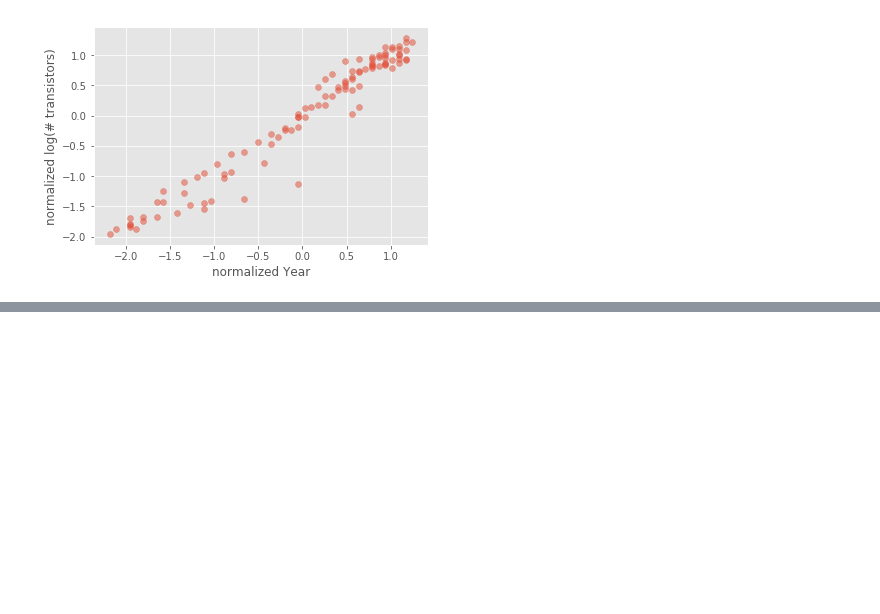
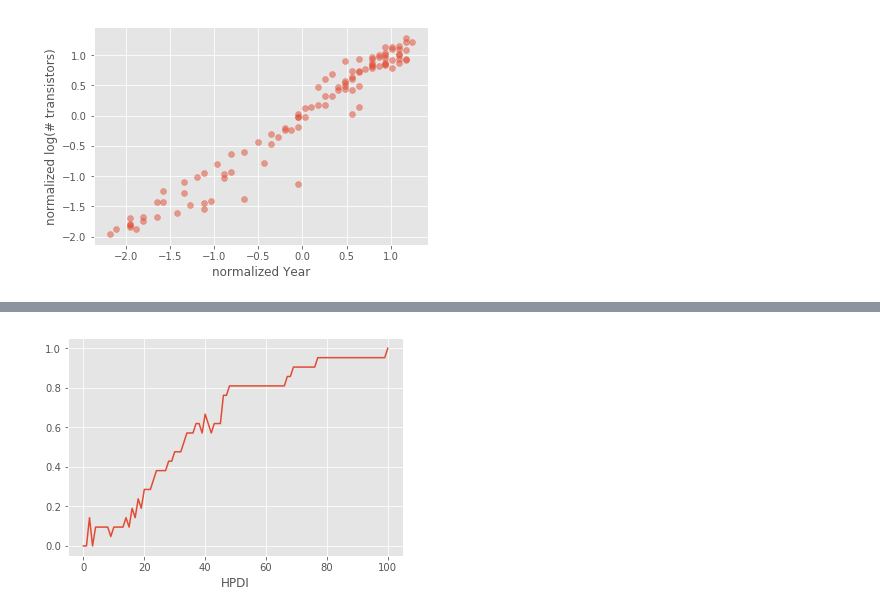
Before and after one commit to gondimribeiro/statistical-rethinking, a Jupyter notebook: extras/linear-models.ipynb, the cells around one changed output, grey strips where cells are left out. Cells and saved outputs as stored; diff of their text form; code cells hidden in the pictures; blank space fills up the shorter version.

```diff
--- a/extras/linear-models.ipynb
+++ b/extras/linear-models.ipynb
@@ -154,0 +158,15 @@ plt.ylabel('normalized log(# transistors)')
+# %%
+# Calibration curve
+
+def calibration_curve(Y_pred, Y):
+    calibration = np.zeros(101)
+    for i in range(101):
+        Y_hpdi = pymc.utils.hpd(Y_pred, max((100.0 - i) / 100.0, 1e-10))
+        calibration[i] = ((Y >= Y_hpdi[0, :]) & (Y <= Y_hpdi[1, :])).mean()
+    plt.plot(calibration)
+    plt.xlabel('HPDI')
+    plt.ylabel('')
+
+calibration_curve(Y_pred, Y_test)
+# %% [output]
+[figure, added]
```
Also changed, not shown: parts of 6 cells of this notebook.
